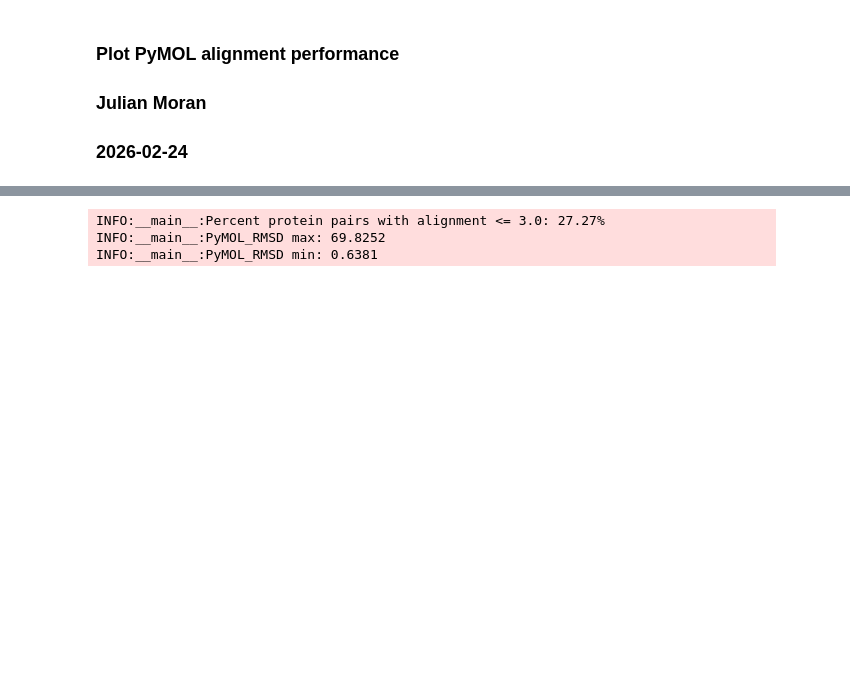
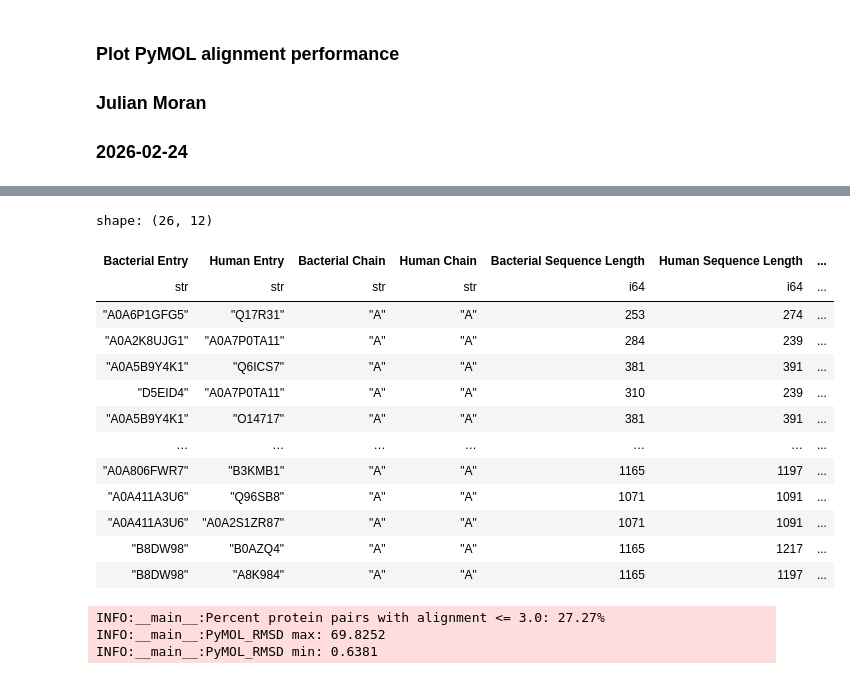
Before and after one commit to juliandeanmoran/BISSH, a Jupyter notebook: vis/plot_pymol_alignment_performance.ipynb, the cells around one changed output, grey strips where cells are left out. Cells and saved outputs as stored; diff of their text form; code cells hidden in the pictures; blank space fills up the shorter version.

Commit message:
Cleaned TM-align UniProt IDs. Added function for scatter plotting.

```diff
--- a/vis/plot_pymol_alignment_performance.ipynb
+++ b/vis/plot_pymol_alignment_performance.ipynb
@@ -31,6 +32,7 @@ logger = logging.getLogger(__name__)
 
 args = {
     "data_file_pm_al": f"{INSTALL_PATH}/results/test_pymol_align/pymol_alignment_performance.tsv",
+    "data_file_tm_al": f"{INSTALL_PATH}/results/explore_protein_matches/alignment_metrics_stacked_n=26.tsv",
     "threshold_rmsd": 3.0,
     "col_pm_rmsd": "PyMOL_RMSD",
     "out_dir": Path(f"{INSTALL_PATH}/vis/plots")
@@ -66,0 +42,30 @@ shape: (297, 7)
+# %%
+# ============================================================
+#                              In
+# ============================================================
+
+df_tm_al = pl.read_csv(
+    args["data_file_tm_al"],
+    separator="\t",
+    has_header=True
+)
+
+# Wrangle TM-align metrics
+df_tm_al = df_tm_al.with_columns(
+    pl.col("Bacterial Entry")
+    .str.replace("AF-", "")
+    .str.replace("-F1", "")
+    .alias("Bacterial Entry")
+).with_columns(
+    pl.col("Human Entry")
+    .str.replace("AF-", "")
+    .str.replace("-F1", "")
+    .alias("Human Entry")
+)
+
+df_pm_al = pl.read_csv(
+    args["data_file_pm_al"],
+    separator="\t",
+    has_header=True
+)
+df_pm_al
@@ -67,2 +87,19 @@ shape: (297, 7)
+# %%
+df_tm_al
+# %% [output]
+shape: (26, 12)
+| Bacterial Entry | Human Entry | Bacterial Chain | Human Chain | Bacterial Sequence Length | Human Sequence Length | ... |
+| str | str | str | str | i64 | i64 | ... |
+| "A0A6P1GFG5" | "Q17R31" | "A" | "A" | 253 | 274 | ... |
+| "A0A2K8UJG1" | "A0A7P0TA11" | "A" | "A" | 284 | 239 | ... |
+| "A0A5B9Y4K1" | "Q6ICS7" | "A" | "A" | 381 | 391 | ... |
+| "D5EID4" | "A0A7P0TA11" | "A" | "A" | 310 | 239 | ... |
+| "A0A5B9Y4K1" | "O14717" | "A" | "A" | 381 | 391 | ... |
+| … | … | … | … | … | … | ... |
+| "A0A806FWR7" | "B3KMB1" | "A" | "A" | 1165 | 1197 | ... |
+| "A0A411A3U6" | "Q96SB8" | "A" | "A" | 1071 | 1091 | ... |
+| "A0A411A3U6" | "A0A2S1ZR87" | "A" | "A" | 1071 | 1091 | ... |
+| "B8DW98" | "B0AZQ4" | "A" | "A" | 1165 | 1217 | ... |
+| "B8DW98" | "A8K984" | "A" | "A" | 1165 | 1197 | ... |
 # %%
 # ============================================================
```
Also changed, not shown: parts of 7 cells of this notebook, 1 other file.
